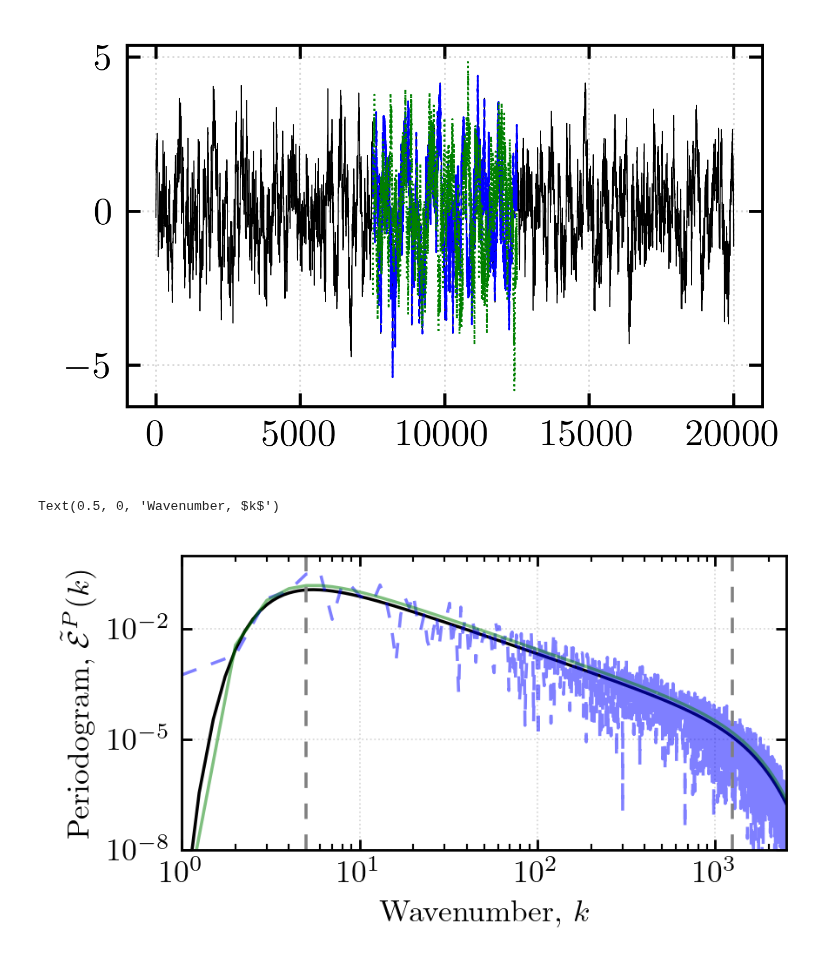
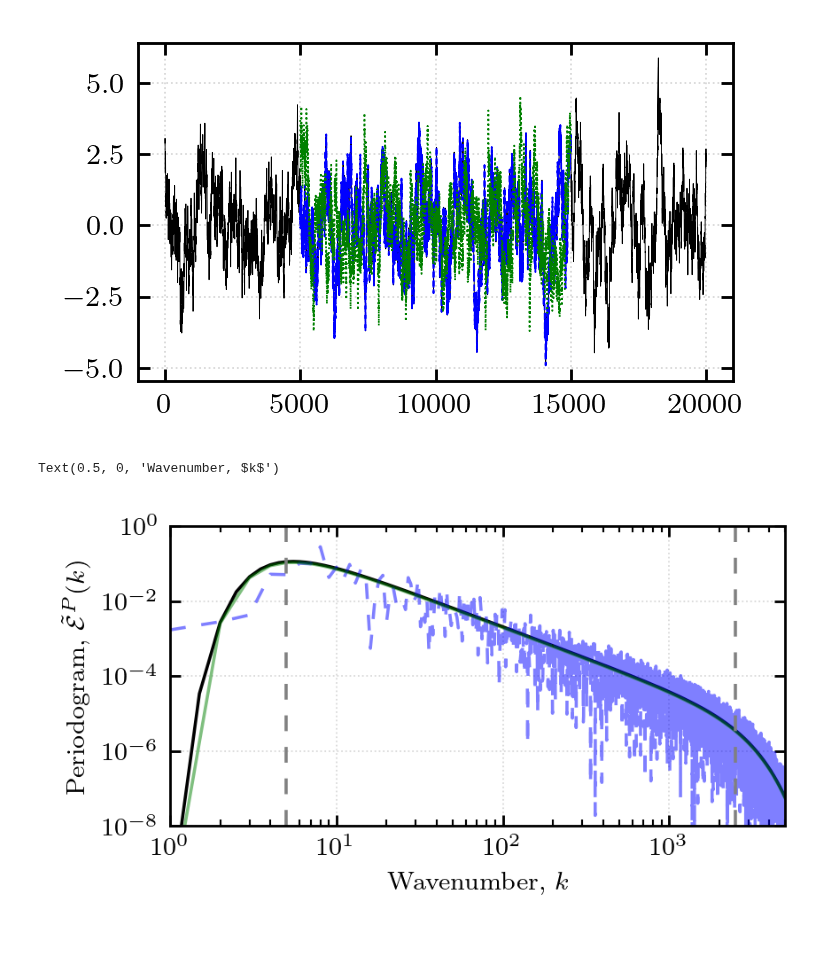
Before and after one commit to mab68/Kea, a Jupyter notebook: SF_paper/FBM_VALIDATION/test_1.ipynb, the cells around one changed output. Drawn from its saved outputs; the diff is of its cells as text; code cells hidden in the pictures.

```diff
--- a/SF_paper/FBM_VALIDATION/test_1.ipynb
+++ b/SF_paper/FBM_VALIDATION/test_1.ipynb
@@ -18,11 +18,11 @@ plotting.modify_rc()
 
 twopi = 2.*np.pi
 L = twopi
-N = 5000
+N = 10000
 D = 1
 
-AL = 4*L
-AN = 4*N
+AL = 2*L
+AN = 2*N
 
 grid_dims = [N for _ in range(D)]
 phys_dims = [L for _ in range(D)]
@@ -51,33 +51,33 @@ def imshow_cbar(ar, fig, ax, ax_kwargs={}, cbar_kwargs={}, noticks=True, cbar=Tr
     return im
 # %%
 
-file0_x = h5.File('test/1_5000_A2/in/T.Fr.Aper.h5', 'r')
+file0_x = h5.File('test/1_10000_A2/in/T.Fr.Aper.h5', 'r')
 field0_x = np.array(file0_x['T.Fr'])
 file0_x.close()
-file0_y = h5.File('test/1_5000_A2/in/T.Fr.Lper.h5', 'r')
+file0_y = h5.File('test/1_10000_A2/in/T.Fr.Lper.h5', 'r')
 field0_y = np.array(file0_y['T.Fr'])
 file0_y.close()
-file0_z = h5.File('test/1_5000_A2/in/T.Fr.per.h5', 'r')
+file0_z = h5.File('test/1_10000_A2/in/T.Fr.per.h5', 'r')
 field0_z = np.array(file0_z['T.Fr'])
 file0_z.close()
 
-fig, ax = plt.subplots(1, 1, figsize=(3., 1.75), dpi=512)
+fig, ax = plt.subplots(1, 1, figsize=(3., 1.75), dpi=256)
 n = np.arange(0, len(field0_y))
 ax.plot(n, field0_y, linewidth=0.25, color='black', linestyle='-')
 
 n = np.arange(AN//2-N//2, AN//2+N//2)
 ax.plot(n, field0_x, linestyle='--', linewidth=0.5, color='blue')
 ax.plot(n, field0_z, linestyle=':', linewidth=0.5, color='green')
 
 ax.yaxis.set_ticks_position('both')
 ax.xaxis.set_ticks_position('both')
 ax.tick_params(axis='y', direction='in')
 ax.tick_params(axis='y', direction='in', which='minor')
 ax.tick_params(axis='x', direction='in')
 ax.tick_params(axis='x', direction='in', which='minor')
 ax.grid(linestyle=':', alpha=0.3, linewidth=0.5, color='gray')
 # %% [output]
-[figure, old version]
+[figure, new version]
 # %%
 fig, ax = plt.subplots(1, 1, figsize=(3.5, 1.75), dpi=256)
 
@@ -115,4 +115,4 @@ ax.set_ylabel(r'Periodogram, $\tilde{\mathcal{E}}^P(k)$')
 ax.set_xlabel(r'Wavenumber, $k$')
 # %% [output]
 Text(0.5, 0, 'Wavenumber, $k$')
-[figure, old version]
+[figure, new version]
```
Also changed, not shown: 19 other files.
